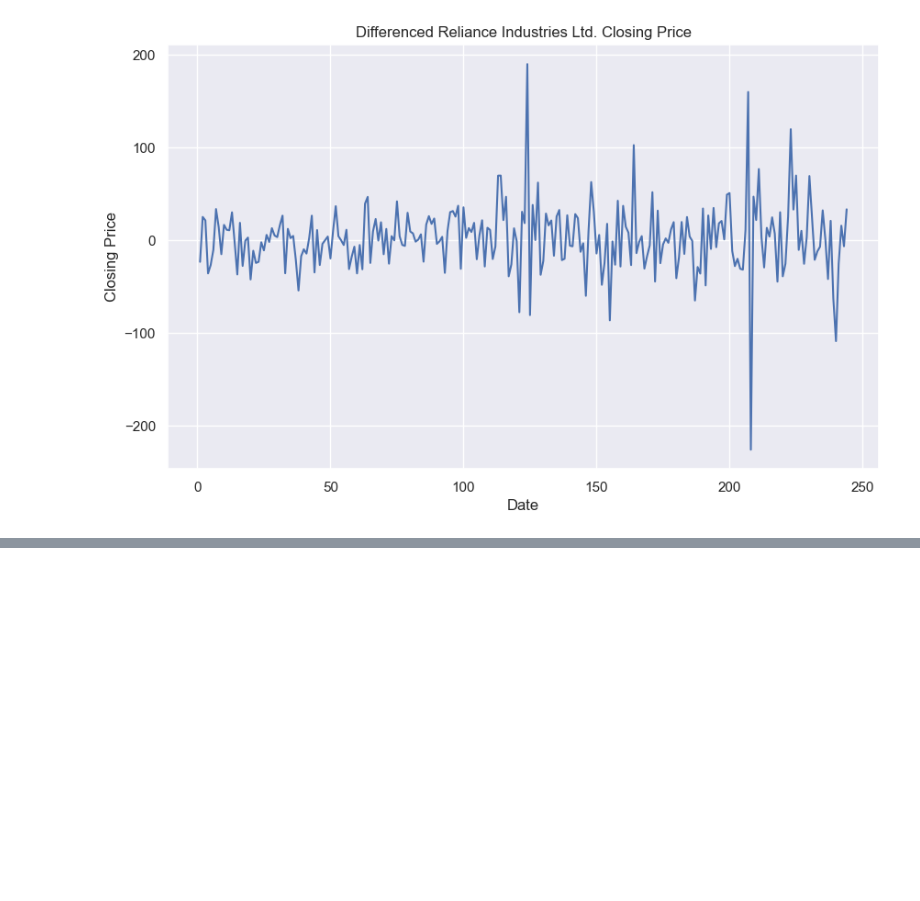
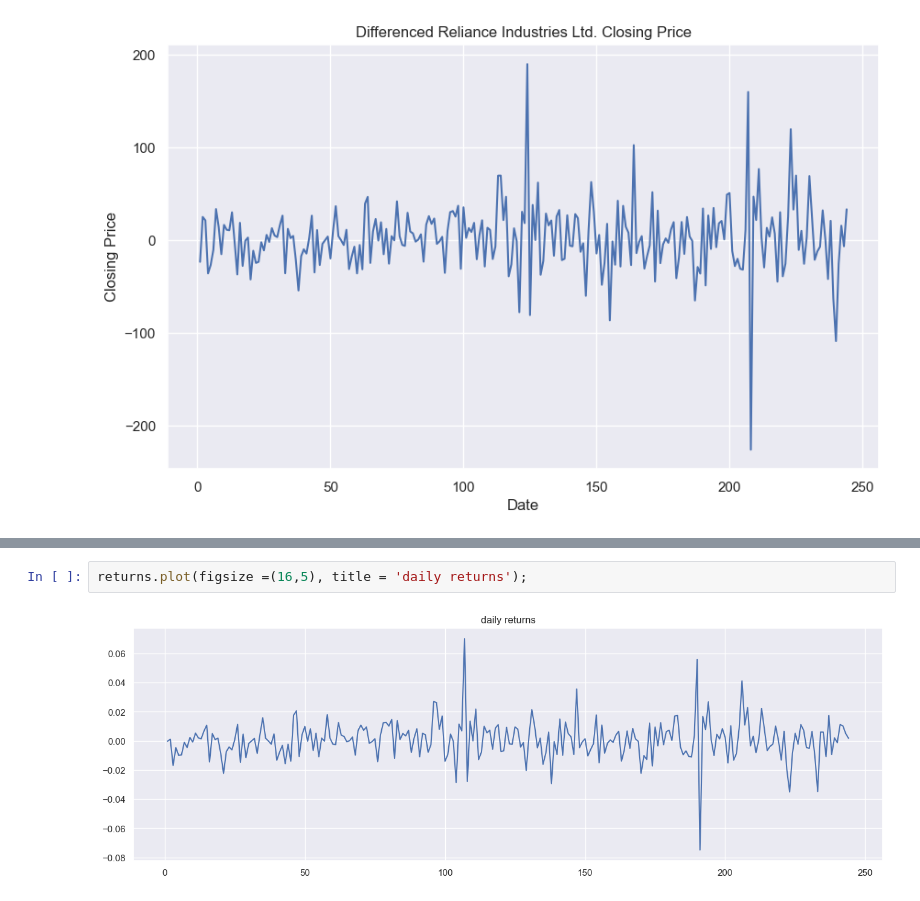
Before and after one commit to AmazingK2k3/Financial-Modelling, a Jupyter notebook: TimeSeriesForecasting_ARIMA.ipynb, the cells around one changed output, grey strips where cells are left out. Cells and saved outputs as stored; diff of their text form; blank space fills up the shorter version.

```diff
--- a/TimeSeriesForecasting_ARIMA.ipynb
+++ b/TimeSeriesForecasting_ARIMA.ipynb
@@ -544,0 +503,4 @@ Freq: D, Name: predicted_mean, dtype: float64
+# %%
+returns.plot(figsize =(16,5), title = 'daily returns');
+# %% [output]
+[figure, added]
```
Also changed, not shown: parts of 37 cells of this notebook, 1 other file.
